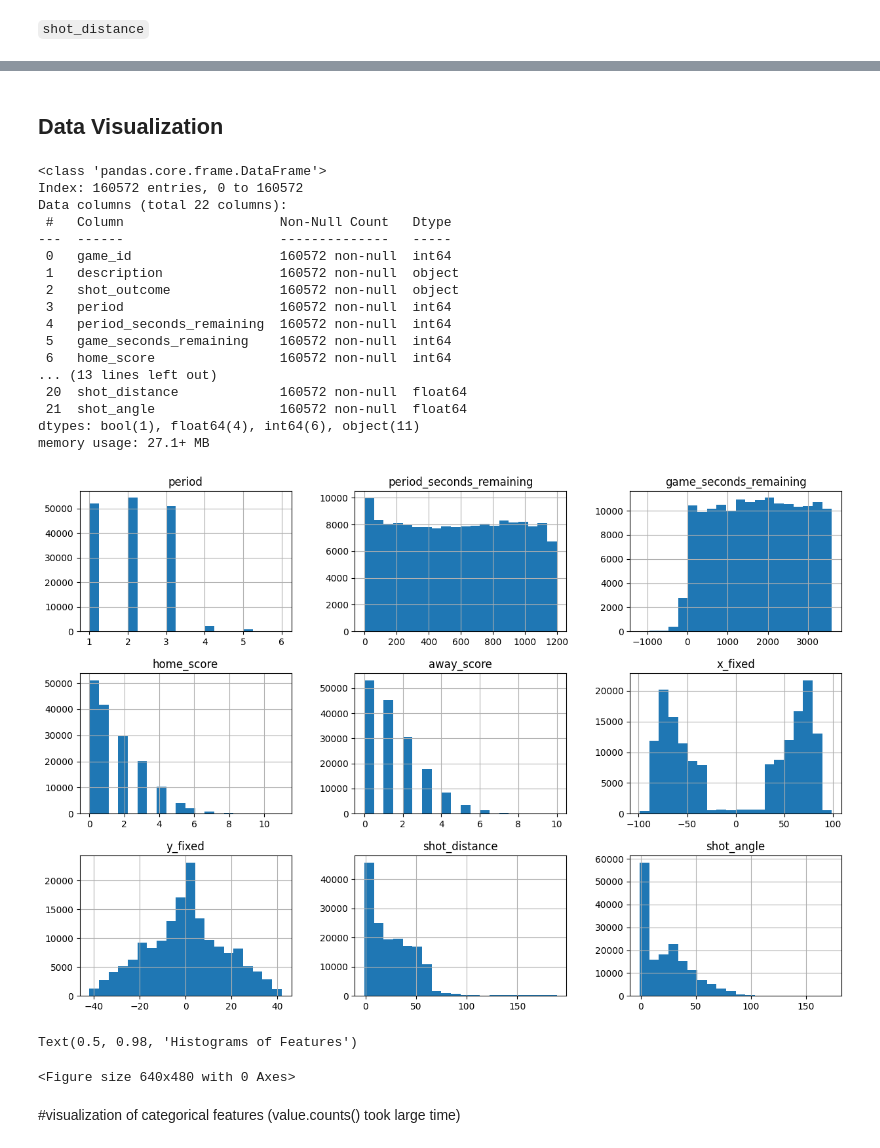
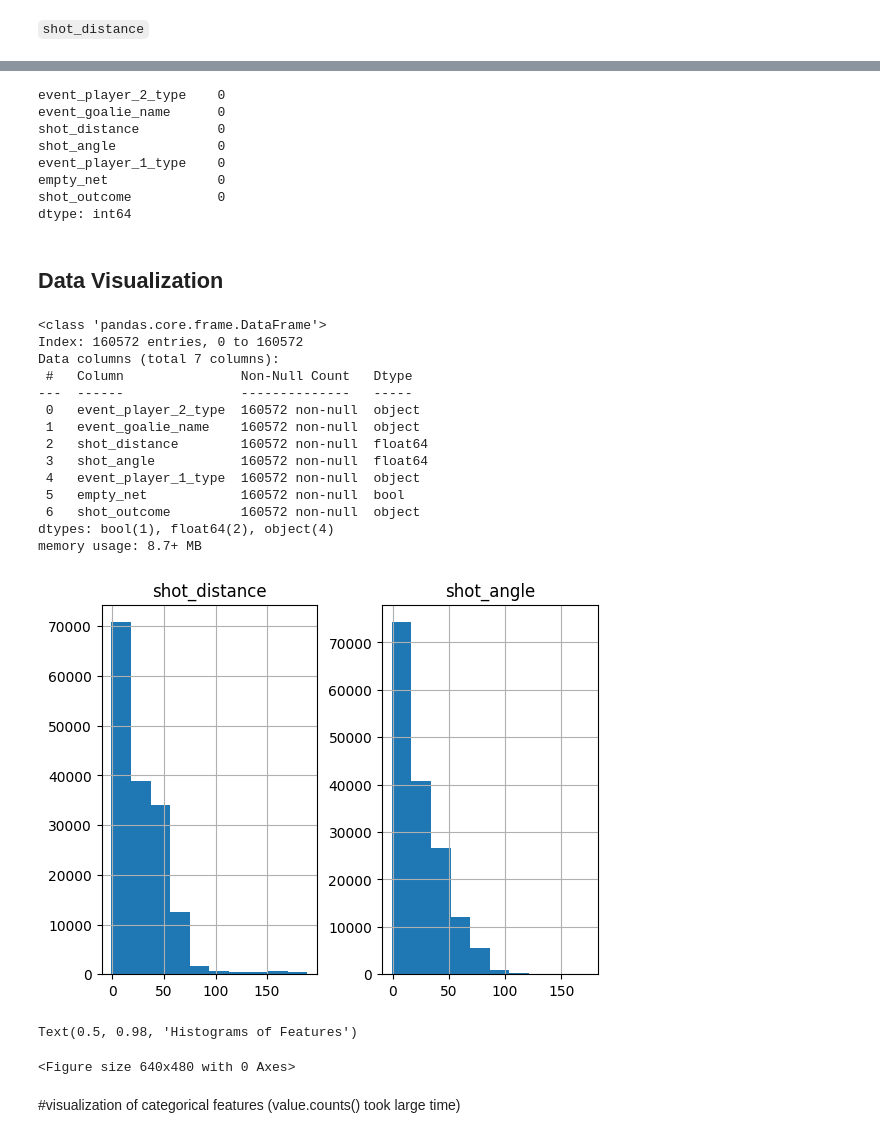
Before and after one commit to nursahhhh/AIN311CourseProject, a Jupyter notebook: AIN311_Project.ipynb, the cells around one changed output, grey strips where cells are left out. Saved outputs shown, nothing was run; the diff lists cells and outputs as text; code cells hidden in the pictures.

```diff
--- a/AIN311_Project.ipynb
+++ b/AIN311_Project.ipynb
@@ -392,5 +420,5 @@ df['event_goalie_name'].isnull().sum()
 # %% [markdown]
 517 of missing values was handled. by "nobody" label which indicates nobody save net.
 # %%
-df['event_goalie_name'] = df['event_goalie_name'].fillna('Unknown')
+predictors.loc[:, 'event_goalie_name'] = predictors['event_goalie_name'].fillna('Unknown')
 # %%
@@ -460 +448,3 @@ df['event_player_2_name'] = df['event_player_2_name'].dropna()
+# %%
+predictors.loc[:,'event_player_2_type'] = predictors['event_player_2_type'].fillna("")
 # %%
@@ -649,23 +514,34 @@ dtype: int64
+# %%
+predictors.loc[:,'shot_distance']= predictors['shot_distance'].fillna(-1)
+predictors.loc[:,'shot_angle']= predictors['shot_angle'].fillna(-1)
+
+predictors.isnull().sum()
+# %% [output]
+event_player_2_type    0
+event_goalie_name      0
+shot_distance          0
+shot_angle             0
+event_player_1_type    0
+empty_net              0
+shot_outcome           0
+dtype: int64
 # %% [markdown]
 ## Data Visualization
 # %%
 # summarize the datatype
-df.info()
+predictors.info()
 # %% [output]
 <class 'pandas.core.frame.DataFrame'>
 Index: 160572 entries, 0 to 160572
-Data columns (total 22 columns):
- #   Column                    Non-Null Count   Dtype
----  ------                    --------------   -----
- 0   game_id                   160572 non-null  int64
- 1   description               160572 non-null  object
- 2   shot_outcome              160572 non-null  object
- 3   period                    160572 non-null  int64
- 4   period_seconds_remaining  160572 non-null  int64
- 5   game_seconds_remaining    160572 non-null  int64
- 6   home_score                160572 non-null  int64
-... (13 lines left out)
- 20  shot_distance             160572 non-null  float64
- 21  shot_angle                160572 non-null  float64
-dtypes: bool(1), float64(4), int64(6), object(11)
-memory usage: 27.1+ MB
+Data columns (total 7 columns):
+ #   Column               Non-Null Count   Dtype
+---  ------               --------------   -----
+ 0   event_player_2_type  160572 non-null  object
+ 1   event_goalie_name    160572 non-null  object
+ 2   shot_distance        160572 non-null  float64
+ 3   shot_angle           160572 non-null  float64
+ 4   event_player_1_type  160572 non-null  object
+ 5   empty_net            160572 non-null  bool
+ 6   shot_outcome         160572 non-null  object
+dtypes: bool(1), float64(2), object(4)
+memory usage: 8.7+ MB
@@ -675,10 +548,14 @@ categorical_features = df.columns.difference(numerical_features).tolist()
+# %%
+pred_numeric=predictors.select_dtypes(include=['int64', 'float64']).columns
+pred_categoric=predictors.select_dtypes(include=['object','bool']).columns
 # %%
 #Histograms for numerical features
-df[numerical_features].hist(bins=20, figsize=(15, 10))
+
+predictors[pred_numeric].hist()
 plt.show()
 plt.suptitle("Histograms of Features")
 # %% [output]
-[figure, old version]
+[figure, new version]
 Text(0.5, 0.98, 'Histograms of Features')
 <Figure size 640x480 with 0 Axes>
 # %% [markdown]
```
Also changed, not shown: parts of 89 cells of this notebook.
